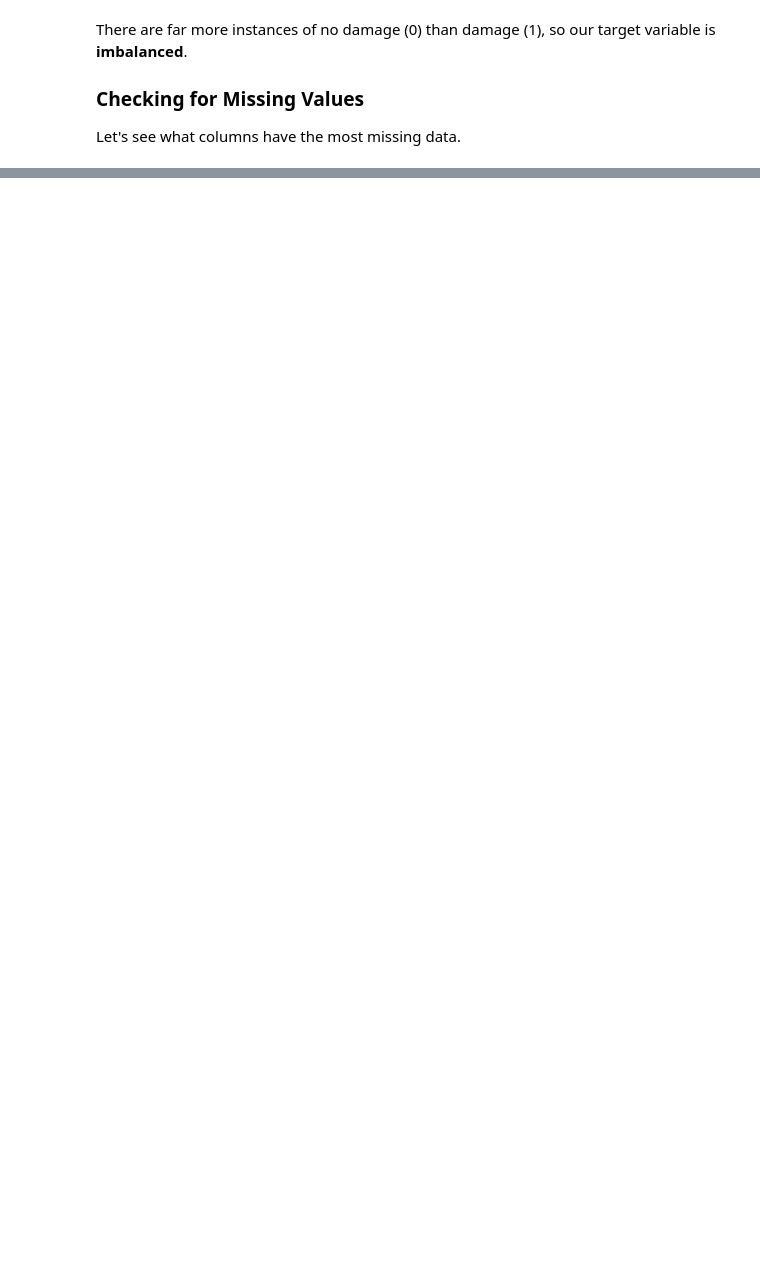
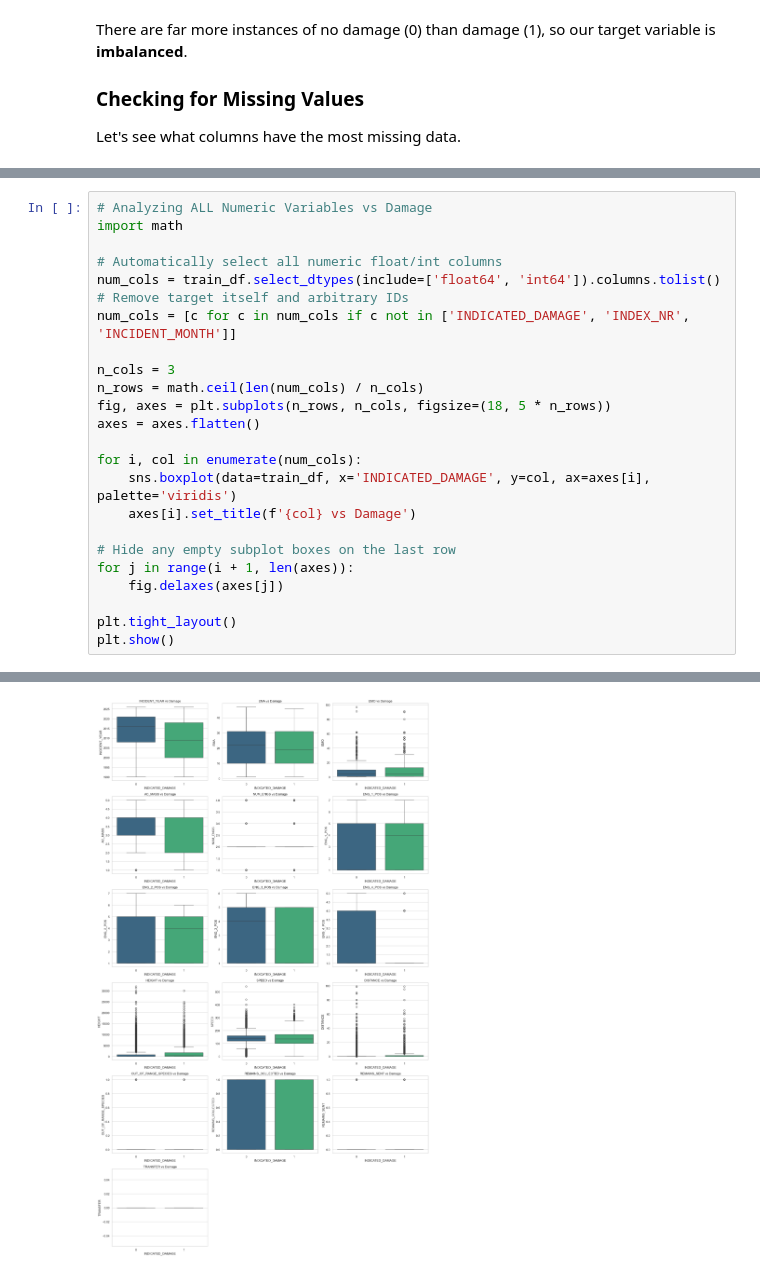
Before and after one commit to ManningHaskal/ML-course-project, a Jupyter notebook: fall-2026-ml-course-project/wildlife_strikes_analysis.ipynb, the cells around one changed output, grey strips where cells are left out. Saved outputs shown, nothing was run; the diff lists cells and outputs as text; blank space fills up the shorter version.

```diff
--- a/fall-2026-ml-course-project/wildlife_strikes_analysis.ipynb
+++ b/fall-2026-ml-course-project/wildlife_strikes_analysis.ipynb
@@ -56,0 +81,25 @@ plt.show()
+# %%
+# Analyzing ALL Numeric Variables vs Damage
+import math
+
+# Automatically select all numeric float/int columns
+num_cols = train_df.select_dtypes(include=['float64', 'int64']).columns.tolist()
+# Remove target itself and arbitrary IDs
+num_cols = [c for c in num_cols if c not in ['INDICATED_DAMAGE', 'INDEX_NR', 'INCIDENT_MONTH']]
+
+n_cols = 3
+n_rows = math.ceil(len(num_cols) / n_cols)
+fig, axes = plt.subplots(n_rows, n_cols, figsize=(18, 5 * n_rows))
+axes = axes.flatten()
+
+for i, col in enumerate(num_cols):
+    sns.boxplot(data=train_df, x='INDICATED_DAMAGE', y=col, ax=axes[i], palette='viridis')
+    axes[i].set_title(f'{col} vs Damage')
+
+# Hide any empty subplot boxes on the last row
+for j in range(i + 1, len(axes)):
+    fig.delaxes(axes[j])
+
+plt.tight_layout()
+plt.show()
+# %% [output]
@@ -56,0 +123 @@ plt.show()
+[figure, added]
```
Also changed, not shown: parts of 13 cells of this notebook, 4 other files.
